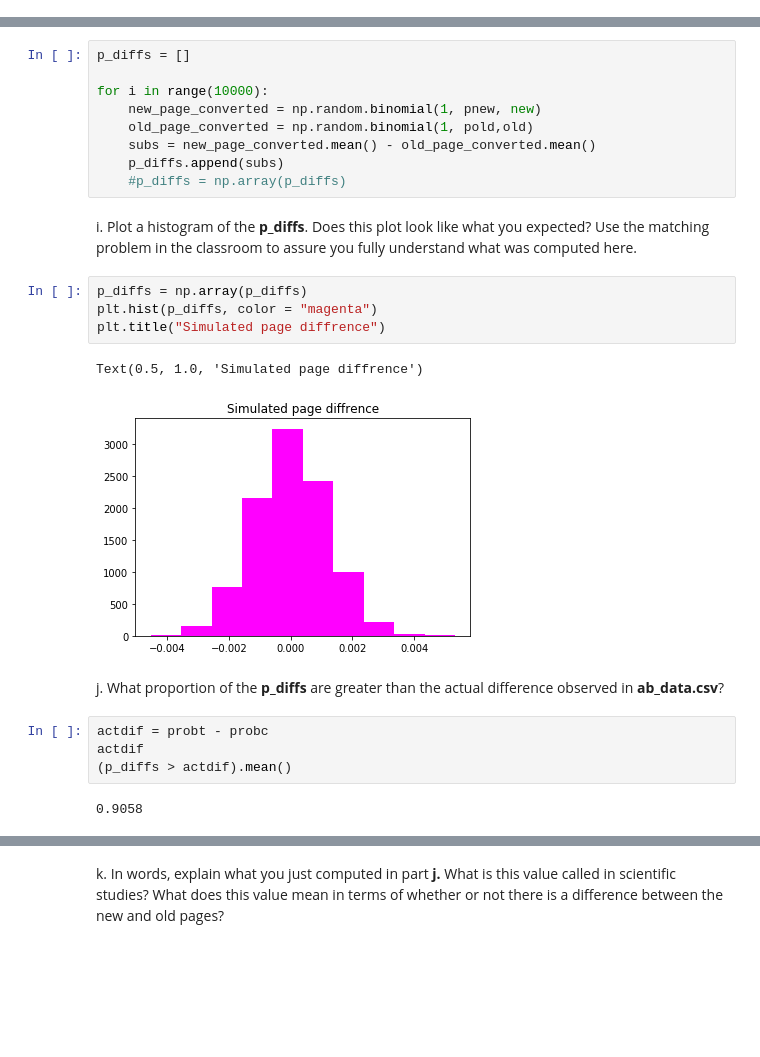
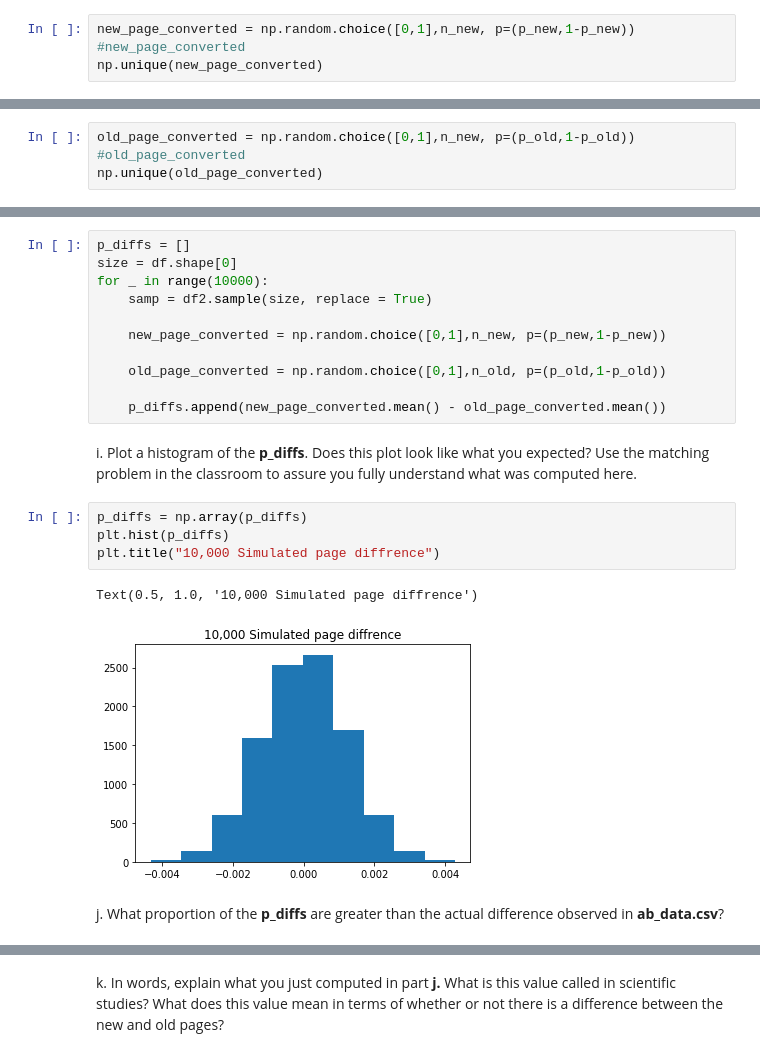
Before and after one commit to ketan1741/UDACITY-DATA-ANALYST-NANODEGREE, a Jupyter notebook: Project_3/Analyze_ab_test_results_notebook.ipynb, the cells around one changed output, grey strips where cells are left out. Cells and saved outputs as stored; diff of their text form; blank space fills up the shorter version.

```diff
--- a/Project_3/Analyze_ab_test_results_notebook.ipynb
+++ b/Project_3/Analyze_ab_test_results_notebook.ipynb
@@ -240,0 +261,4 @@ new_page_converted = np.random.binomial(1, pnew, new)
+# %%
+new_page_converted = np.random.choice([0,1],n_new, p=(p_new,1-p_new))
+#new_page_converted
+np.unique(new_page_converted)
@@ -244,0 +269,4 @@ old_page_converted = np.random.binomial(1, pold,old)
+# %%
+old_page_converted = np.random.choice([0,1],n_new, p=(p_old,1-p_old))
+#old_page_converted
+np.unique(old_page_converted)
@@ -252,28 +282,24 @@ sub
 # %% [markdown]
 h. Simulate 10,000 $p_{new}$ - $p_{old}$ values using this same process similarly to the one you calculated in parts **a. through g.** above.  Store all 10,000 values in a numpy array called **p_diffs**.
-# %%
-p_diffs = []
-
-for i in range(10000):
-    new_page_converted = np.random.binomial(1, pnew, new)
-    old_page_converted = np.random.binomial(1, pold,old)
-    subs = new_page_converted.mean() - old_page_converted.mean()
-    p_diffs.append(subs)
-    #p_diffs = np.array(p_diffs)
+# %%
+p_diffs = []
+size = df.shape[0]
+for _ in range(10000):
+    samp = df2.sample(size, replace = True)
+
+    new_page_converted = np.random.choice([0,1],n_new, p=(p_new,1-p_new))
+
+    old_page_converted = np.random.choice([0,1],n_old, p=(p_old,1-p_old))
+
+    p_diffs.append(new_page_converted.mean() - old_page_converted.mean())
 # %% [markdown]
 i. Plot a histogram of the **p_diffs**.  Does this plot look like what you expected?  Use the matching problem in the classroom to assure you fully understand what was computed here.
 # %%
 p_diffs = np.array(p_diffs)
-plt.hist(p_diffs, color = "magenta")
-plt.title("Simulated page diffrence")
+plt.hist(p_diffs)
+plt.title("10,000 Simulated page diffrence")
 # %% [output]
-Text(0.5, 1.0, 'Simulated page diffrence')
+Text(0.5, 1.0, '10,000 Simulated page diffrence')
-[figure, old version]
+[figure, new version]
 # %% [markdown]
 j. What proportion of the **p_diffs** are greater than the actual difference observed in **ab_data.csv**?
-# %%
-actdif = probt - probc
-actdif
-(p_diffs > actdif).mean()
-# %% [output]
-0.9058
```
Also changed, not shown: parts of 78 cells of this notebook, 1 other file.
